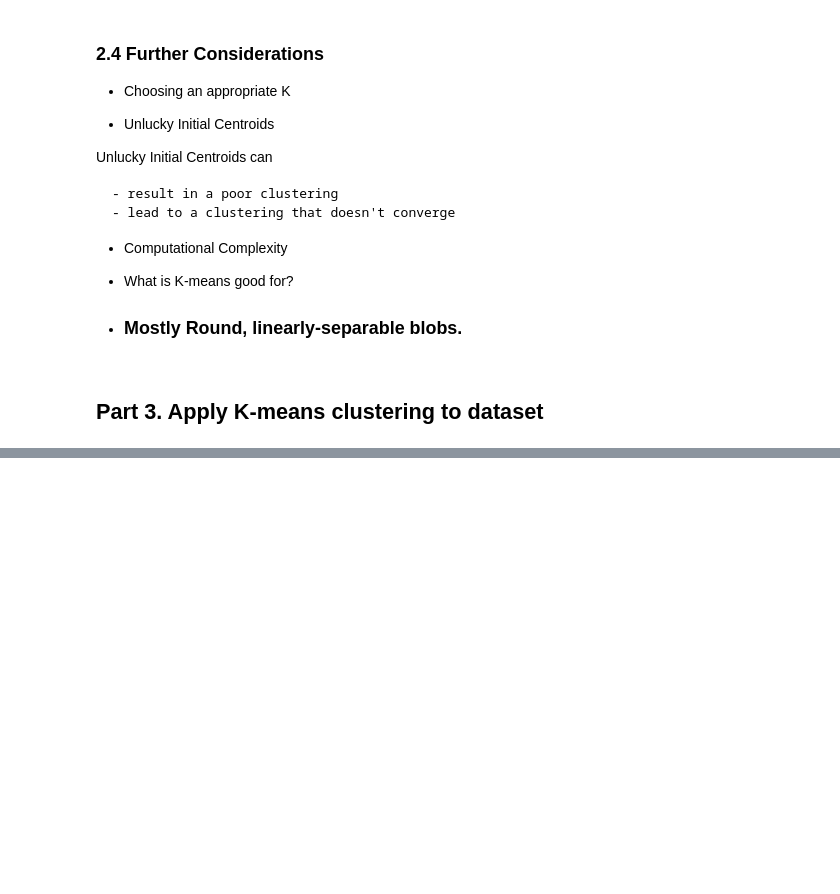
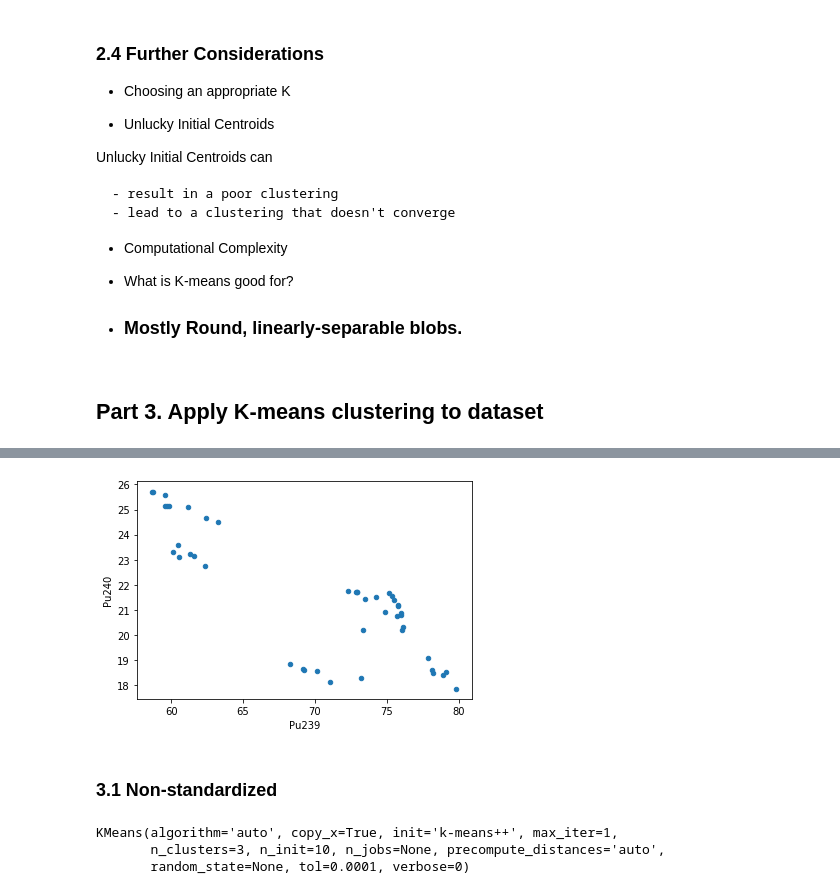
Before and after one commit to lfr4704/DS-Unit-1-Sprint-3-Linear-Algebra, a Jupyter notebook: module4-clustering/LS_DS_134_Solutions.ipynb, the cells around one changed output, grey strips where cells are left out. Drawn from its saved outputs; the diff is of its cells as text; code cells hidden in the pictures; blank space fills up the shorter version.

```diff
--- a/module4-clustering/LS_DS_134_Solutions.ipynb
+++ b/module4-clustering/LS_DS_134_Solutions.ipynb
@@ -759,0 +792,4 @@ Unlucky Initial Centroids can
+# %%
+csv_file = "https://vincentarelbundock.github.io/Rdatasets/csv/cluster/pluton.csv"
+df = pd.read_csv(csv_file, index_col=0)
+df.head(5)
@@ -759,0 +803,10 @@ Unlucky Initial Centroids can
+# %%
+# Use Pu239 and Pu240 as our features.
+features = ['Pu239', 'Pu240']
+# %%
+# plot them to see how they look.
+df[features].plot(kind="scatter", x=features[0], y=features[1]);
+# %% [output]
+[figure, added]
+# %% [markdown]
+### 3.1 Non-standardized
@@ -759,0 +817,7 @@ Unlucky Initial Centroids can
+# %%
+# Fit the instantiated model to our sliced dataframe
+model.fit(df[features].values)
+# %% [output]
+KMeans(algorithm='auto', copy_x=True, init='k-means++', max_iter=1,
+       n_clusters=3, n_init=10, n_jobs=None, precompute_distances='auto',
+       random_state=None, tol=0.0001, verbose=0)
```
Also changed, not shown: parts of 75 cells of this notebook.
